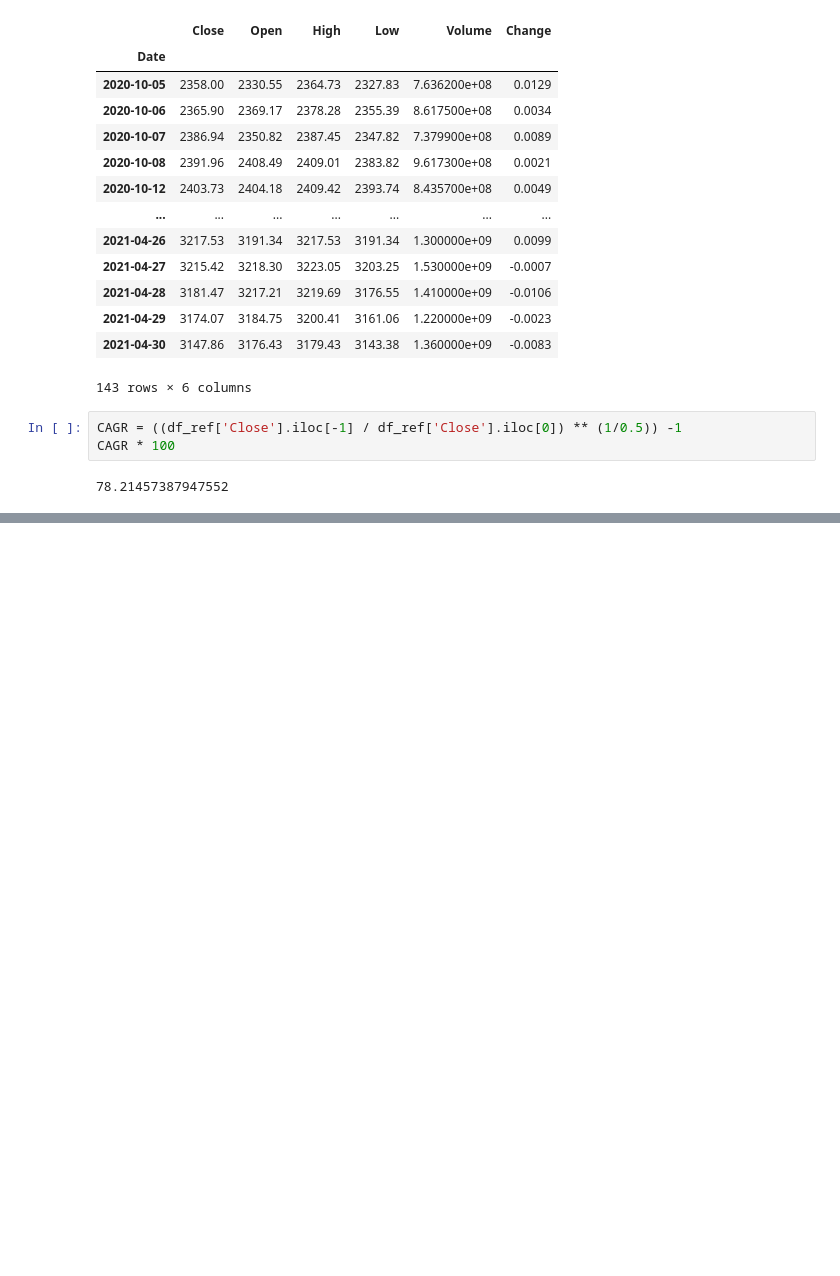
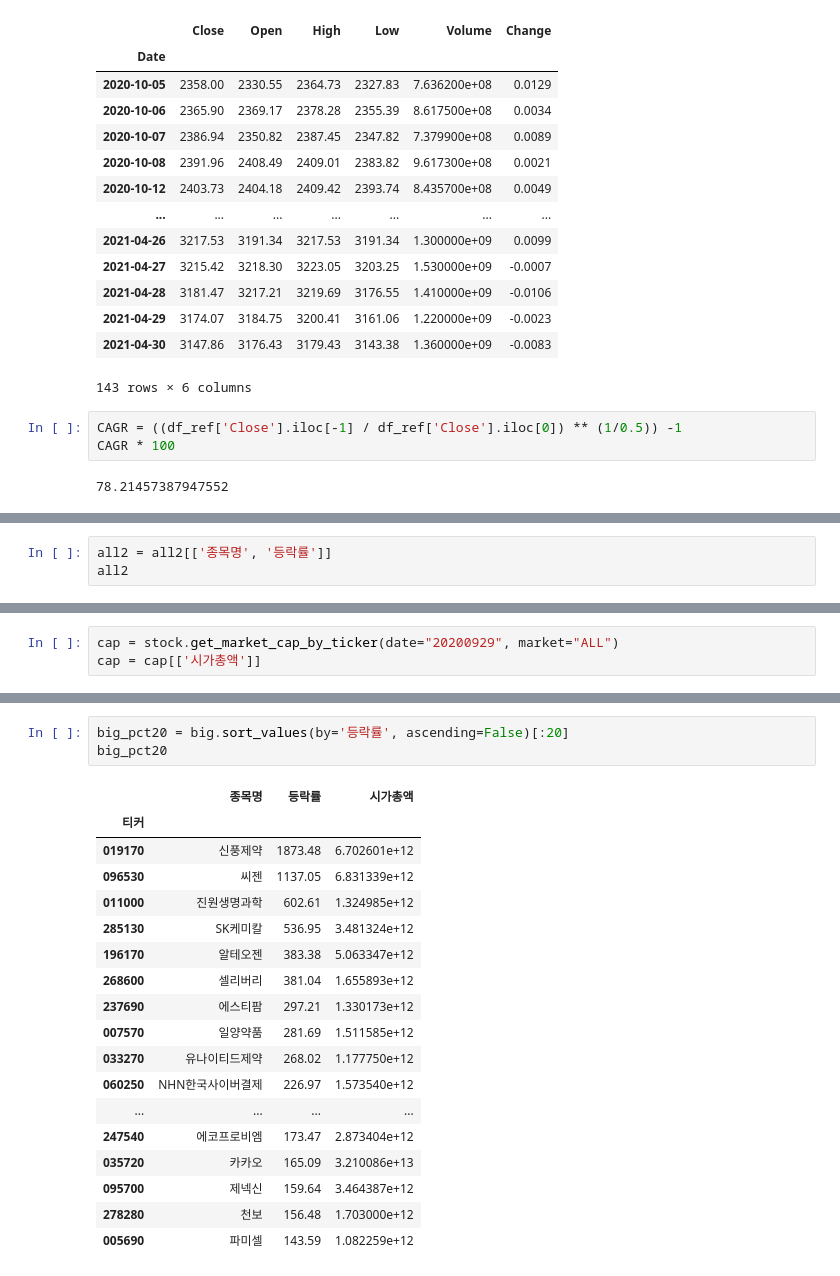
Before and after one commit to sharebook-kr/book-pandas-for-finance, a Jupyter notebook: ch13/ch13-momentum.ipynb, the cells around one changed output, grey strips where cells are left out. Cells and saved outputs as stored; diff of their text form; blank space fills up the shorter version.

```diff
--- a/ch13/ch13-momentum.ipynb
+++ b/ch13/ch13-momentum.ipynb
@@ -181,0 +212,3 @@ CAGR * 100
+# %%
+all2 = all2[['종목명', '등락률']]
+all2
@@ -181,0 +230,3 @@ CAGR * 100
+# %%
+cap = stock.get_market_cap_by_ticker(date="20200929", market="ALL")
+cap = cap[['시가총액']]
@@ -181,0 +287,22 @@ CAGR * 100
+# %%
+big_pct20 = big.sort_values(by='등락률', ascending=False)[:20]
+big_pct20
+# %% [output]
+|  | 종목명 | 등락률 | 시가총액 |
+| 티커 |  |  |  |
+| 019170 | 신풍제약 | 1873.48 | 6.702601e+12 |
+| 096530 | 씨젠 | 1137.05 | 6.831339e+12 |
+| 011000 | 진원생명과학 | 602.61 | 1.324985e+12 |
+| 285130 | SK케미칼 | 536.95 | 3.481324e+12 |
+| 196170 | 알테오젠 | 383.38 | 5.063347e+12 |
+| 268600 | 셀리버리 | 381.04 | 1.655893e+12 |
+| 237690 | 에스티팜 | 297.21 | 1.330173e+12 |
+| 007570 | 일양약품 | 281.69 | 1.511585e+12 |
+| 033270 | 유나이티드제약 | 268.02 | 1.177750e+12 |
+| 060250 | NHN한국사이버결제 | 226.97 | 1.573540e+12 |
+| ... | ... | ... | ... |
+| 247540 | 에코프로비엠 | 173.47 | 2.873404e+12 |
+| 035720 | 카카오 | 165.09 | 3.210086e+13 |
+| 095700 | 제넥신 | 159.64 | 3.464387e+12 |
+| 278280 | 천보 | 156.48 | 1.703000e+12 |
+| 005690 | 파미셀 | 143.59 | 1.082259e+12 |
```
Also changed, not shown: parts of 12 cells of this notebook.
